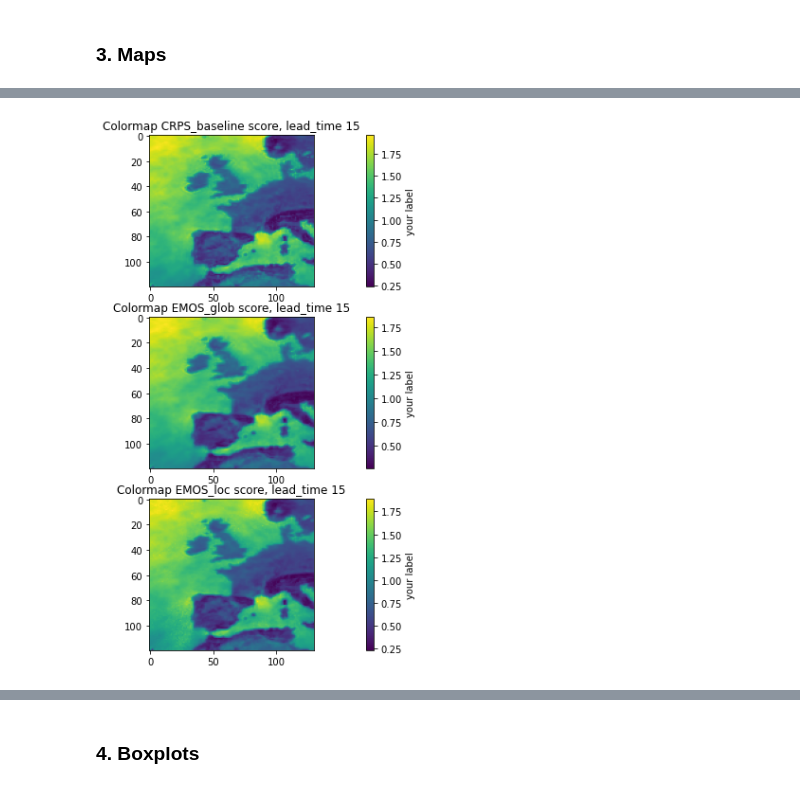
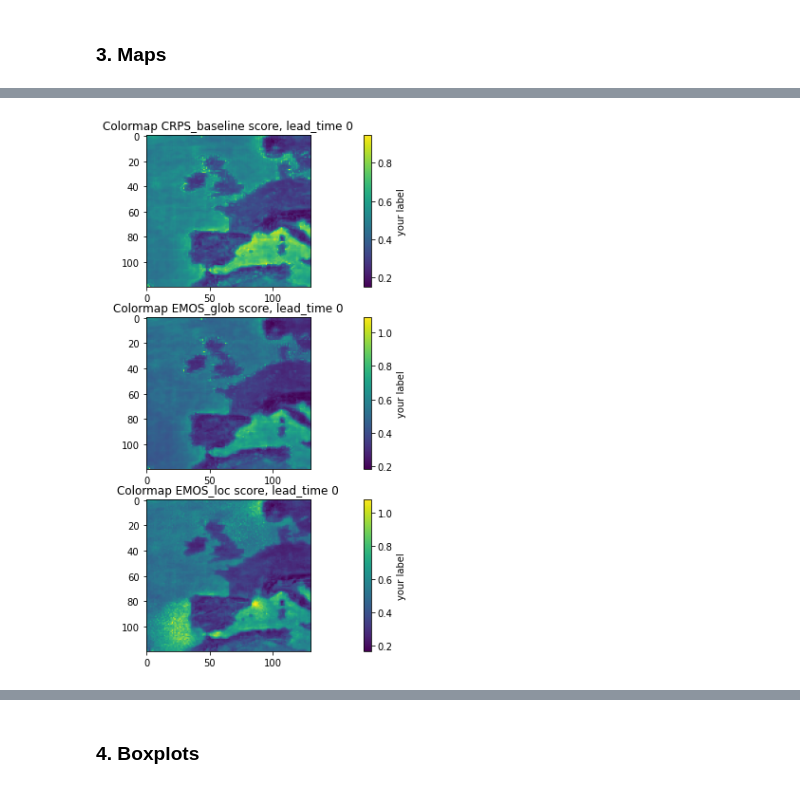
Before and after one commit to cleveryangcong/Bachelor_Thesis, a Jupyter notebook: notebooks/reports/1.1-dc-score_visualization_final.ipynb, the cells around one changed output, grey strips where cells are left out. Drawn from its saved outputs; the diff is of its cells as text; code cells hidden in the pictures.

Commit message:
Add visualizations of DRN scores

```diff
--- a/notebooks/reports/1.1-dc-score_visualization_final.ipynb
+++ b/notebooks/reports/1.1-dc-score_visualization_final.ipynb
@@ -68,7 +67,12 @@ Returns:
     None
     """
     # Load all scores
-    load_funcs = [crps_load_lead_lat_lon, EMOS_global_load_score, EMOS_local_load_score, DRN_load_score]
+    load_funcs = [
+        crps_load_lead_lat_lon,
+        EMOS_global_load_score,
+        EMOS_local_load_score,
+        DRN_load_score,
+    ]
     all_scores = []
     for count, boolean in enumerate(models):
         if boolean:
@@ -186,8 +195,8 @@ heatmap_lead("t2m", 0)
 [interactive output not drawn]
 # %%
-heatmap_lead("ws10", 15, models=[True, True, True])
+heatmap_lead("ws10", 0, models=[True, True, True, False])
 # %% [output]
-[figure, old version]
+[figure, new version]
 [interactive output not drawn]
 # %% [markdown]
 ### 4. Boxplots
```
Also changed, not shown: parts of 12 cells of this notebook.
